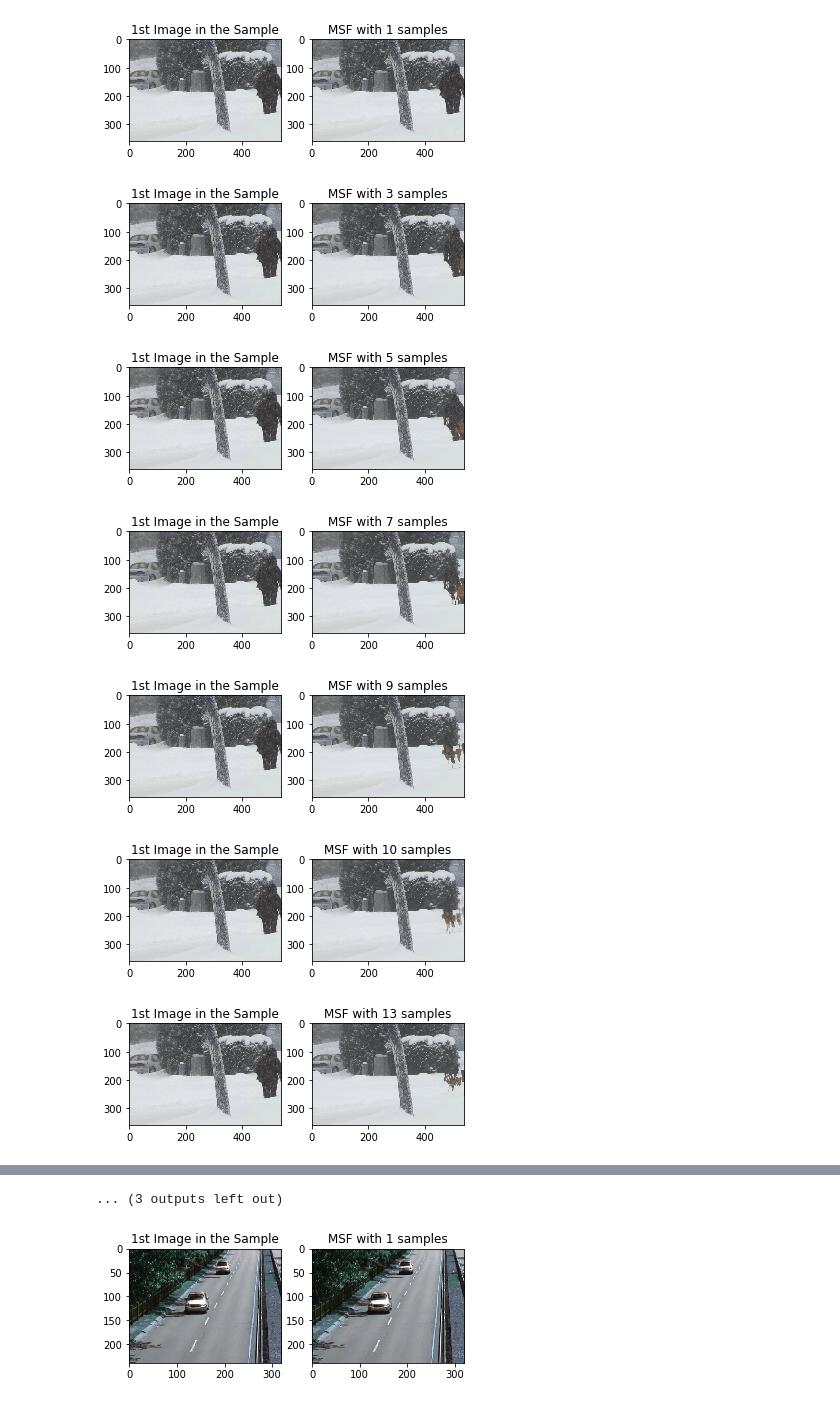
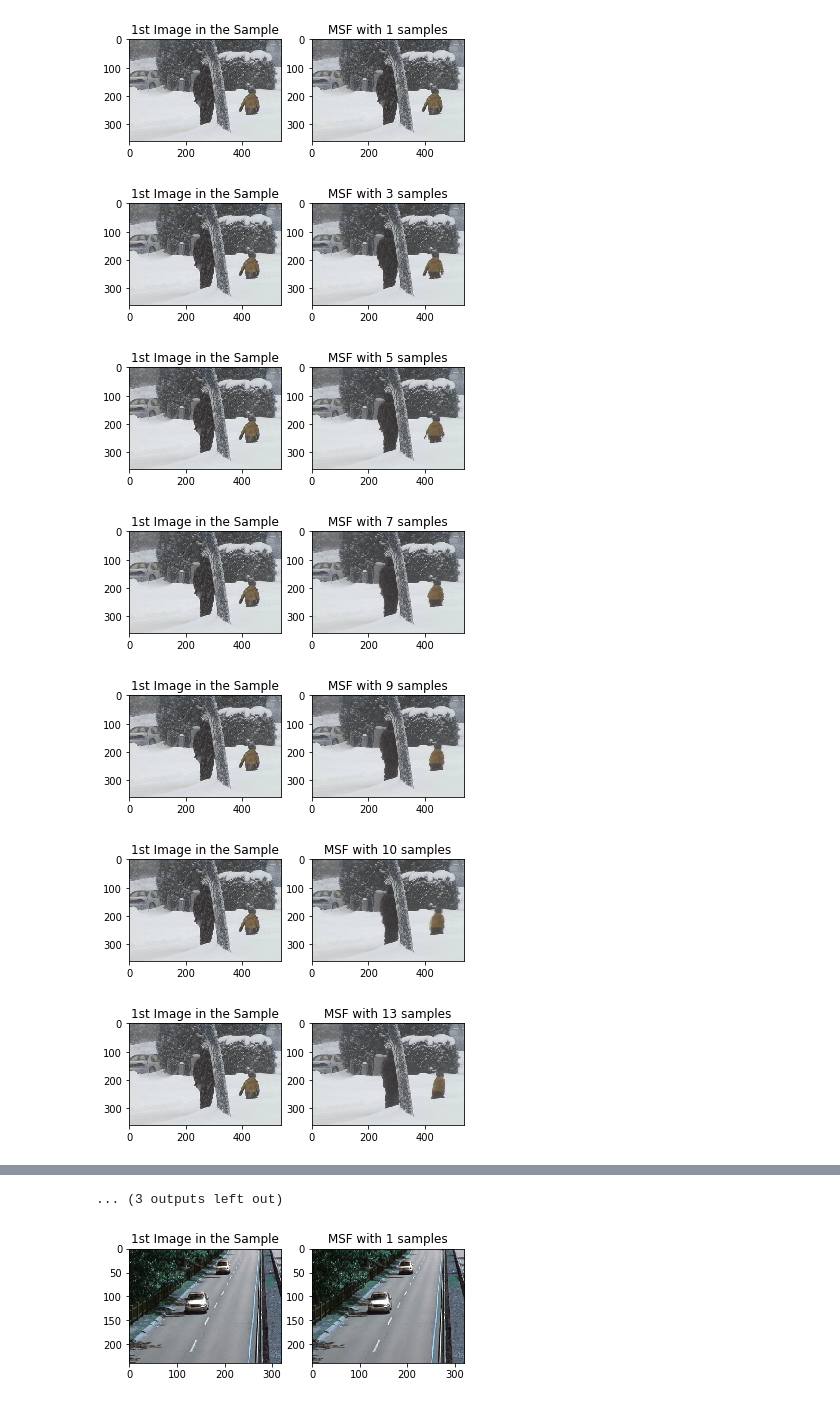
Before and after one commit to vchen36/cs229-movingobjects, a Jupyter notebook: notebooks/MedianStackFilter-Experiment.ipynb, the cells around one changed output, grey strips where cells are left out. Cells and saved outputs as stored; diff of their text form; code cells hidden in the pictures.

```diff
--- a/notebooks/MedianStackFilter-Experiment.ipynb
+++ b/notebooks/MedianStackFilter-Experiment.ipynb
@@ -35,37 +35,40 @@ def median_stack_filter (imgs):
 
 #     return updated_img
 # %%
-def plot_updated(sample_size, first_img, updated_img):
+def plot_updated(sample_size, first_img, updated_img, savefile=None):
 
     fig, ax = plt.subplots(1,2)
     ax[0].imshow(first_img)
     ax[1].imshow(updated_img)
     ax[0].title.set_text('1st Image in the Sample')
     ax[1].title.set_text('MSF with '+str(sample_size)+' samples')
+    if savefile:
+        plt.savefig(savefile)
 # %%
 path = 'C:\\Users\\Victor\\Downloads\\skating\\skating\\input'
 files = glob.glob(path+'/*.jpg')
 sample_size_list = np.array([1, 3, 5, 7, 9, 10, 13, 15, 17, 20, 30, 40, 50, 75, 100])
 
 imagenames_list = []
 for i in range(200):
 #     print(files[i])
     imagenames_list.append(files[i])
 
 for s in sample_size_list:
 #     print('Current sample', s)
     np.random.seed(229)
-    small_sample = np.random.randint(len(imagenames_list), size=s)
+#     small_sample = np.random.randint(len(imagenames_list), size=s)
+    small_sample = list(range(s))
     read_images=[]
     for idx in small_sample:
         read_images.append(cv.imread(imagenames_list[idx], 1))
     updated_image = median_stack_filter(read_images)
     plot_updated(s, read_images[0], updated_image)
 # %% [output]
-[figure, old version]
+[figure, new version]
-[figure, old version]
+[figure, new version]
-[figure, old version]
+[figure, new version]
-[figure, old version]
+[figure, new version]
-[figure, old version]
+[figure, new version]
-[figure, old version]
+[figure, new version]
-[figure, old version]
+[figure, new version]
```
Also changed, not shown: parts of 2 cells of this notebook.
